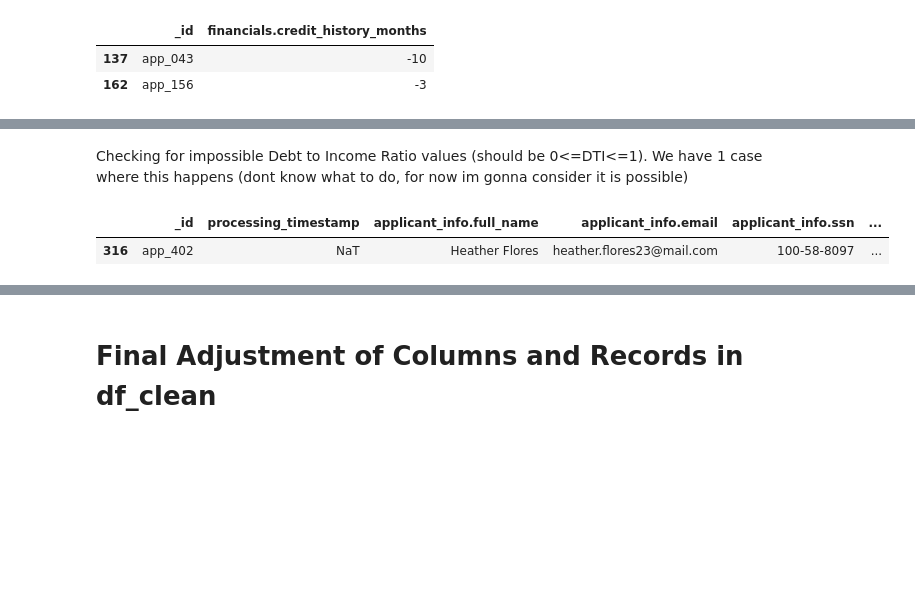
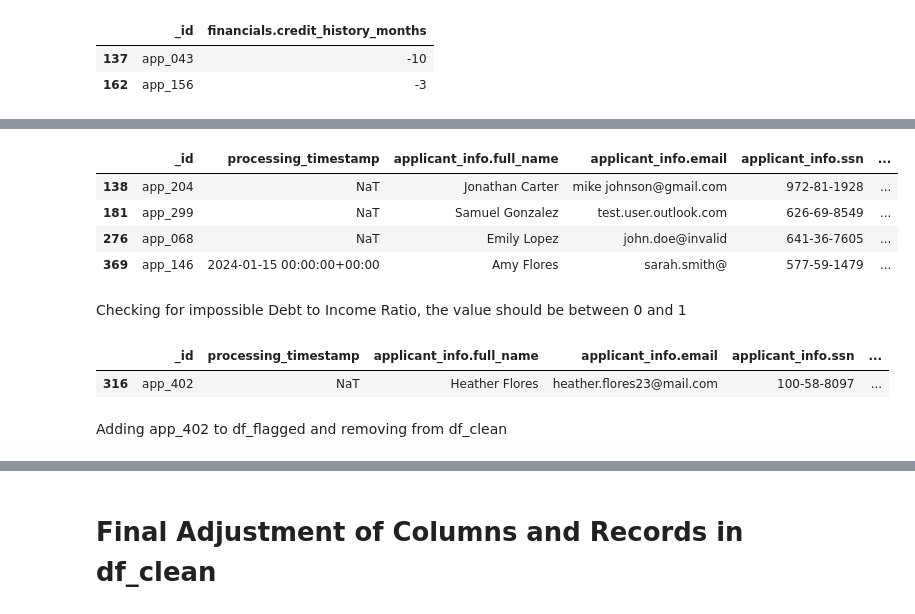
Before and after one commit to fmdmneves2003/data-ecosystems-project, a Jupyter notebook: notebooks/01-data-quality.ipynb, the cells around one changed output, grey strips where cells are left out. Cells and saved outputs as stored; diff of their text form; code cells hidden in the pictures; blank space fills up the shorter version.

```diff
--- a/notebooks/01-data-quality.ipynb
+++ b/notebooks/01-data-quality.ipynb
@@ -601,5 +560,13 @@ df_clean = df_clean.drop(rows_to_flag.index)
+# %%
+df_clean[~df_clean["applicant_info.email"].str.match(r"^[a-zA-Z0-9._%+-]+@[a-zA-Z0-9.-]+\.[a-zA-Z]{2,}$")]
+# %% [output]
+|  | _id | processing_timestamp | applicant_info.full_name | applicant_info.email | applicant_info.ssn | ... |
+| 138 | app_204 | NaT | Jonathan Carter | mike johnson@gmail.com | 972-81-1928 | ... |
+| 181 | app_299 | NaT | Samuel Gonzalez | test.user.outlook.com | 626-69-8549 | ... |
+| 276 | app_068 | NaT | Emily Lopez | john.doe@invalid | 641-36-7605 | ... |
+| 369 | app_146 | 2024-01-15 00:00:00+00:00 | Amy Flores | sarah.smith@ | 577-59-1479 | ... |
 # %% [markdown]
-Checking for impossible Debt to Income Ratio values (should be 0<=DTI<=1). We have 1 case where this happens (dont know what to do, for now im gonna consider it is possible)
+Checking for impossible Debt to Income Ratio, the value should be between 0 and 1
 # %%
 df_clean[
     (df_clean["financials.debt_to_income"] < 0) |
@@ -608,3 +575,5 @@ df_clean[
 # %% [output]
 |  | _id | processing_timestamp | applicant_info.full_name | applicant_info.email | applicant_info.ssn | ... |
 | 316 | app_402 | NaT | Heather Flores | heather.flores23@mail.com | 100-58-8097 | ... |
+# %% [markdown]
+Adding app_402 to df_flagged and removing from df_clean
```
Also changed, not shown: parts of 88 cells of this notebook, 2 other files.
